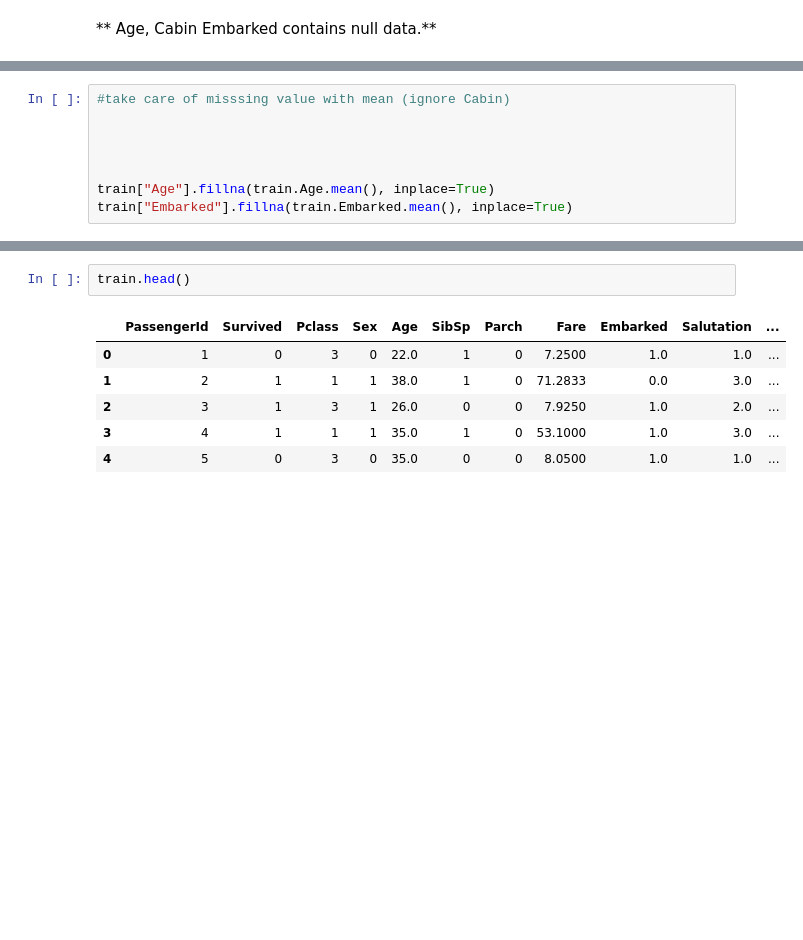
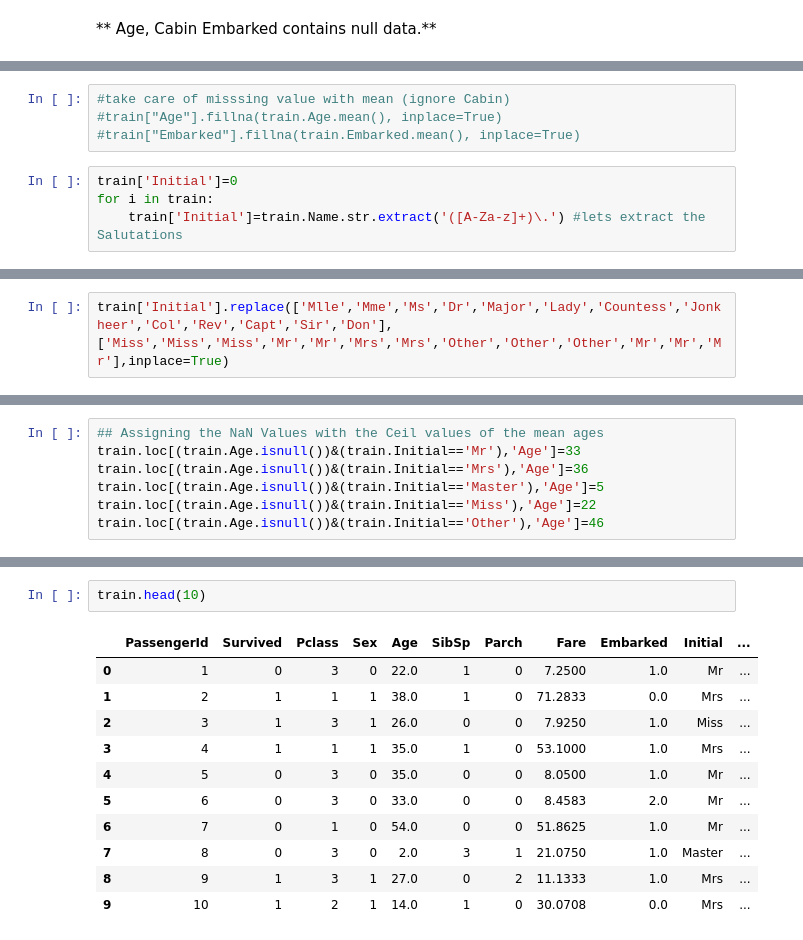
Before and after one commit to sugiyaaan/kaggle, a Jupyter notebook: Titanic.ipynb, the cells around one changed output, grey strips where cells are left out. Cells and saved outputs as stored; diff of their text form; blank space fills up the shorter version.

```diff
--- a/Titanic.ipynb
+++ b/Titanic.ipynb
@@ -83,8 +96,8 @@ train.head(3)
 # %%
 #take care of misssing value with mean (ignore Cabin)
-
-
-
-
-train["Age"].fillna(train.Age.mean(), inplace=True)
-train["Embarked"].fillna(train.Embarked.mean(), inplace=True)
+#train["Age"].fillna(train.Age.mean(), inplace=True)
+#train["Embarked"].fillna(train.Embarked.mean(), inplace=True)
+# %%
+train['Initial']=0
+for i in train:
+    train['Initial']=train.Name.str.extract('([A-Za-z]+)\.') #lets extract the Salutations
@@ -90,0 +111,2 @@ train["Embarked"].fillna(train.Embarked.mean(), inplace=True)
+# %%
+train['Initial'].replace(['Mlle','Mme','Ms','Dr','Major','Lady','Countess','Jonkheer','Col','Rev','Capt','Sir','Don'],['Miss','Miss','Miss','Mr','Mr','Mrs','Mrs','Other','Other','Other','Mr','Mr','Mr'],inplace=True)
@@ -90,0 +123,7 @@ train["Embarked"].fillna(train.Embarked.mean(), inplace=True)
+# %%
+## Assigning the NaN Values with the Ceil values of the mean ages
+train.loc[(train.Age.isnull())&(train.Initial=='Mr'),'Age']=33
+train.loc[(train.Age.isnull())&(train.Initial=='Mrs'),'Age']=36
+train.loc[(train.Age.isnull())&(train.Initial=='Master'),'Age']=5
+train.loc[(train.Age.isnull())&(train.Initial=='Miss'),'Age']=22
+train.loc[(train.Age.isnull())&(train.Initial=='Other'),'Age']=46
@@ -122,9 +178,14 @@ train['Cabin_Lett']=train['Cabin_Lett'].replace("A",1).replace("B",2).replace("C
 # %%
-train.head()
+train.head(10)
 # %% [output]
-|  | PassengerId | Survived | Pclass | Sex | Age | SibSp | Parch | Fare | Embarked | Salutation | ... |
-| 0 | 1 | 0 | 3 | 0 | 22.0 | 1 | 0 | 7.2500 | 1.0 | 1.0 | ... |
-| 1 | 2 | 1 | 1 | 1 | 38.0 | 1 | 0 | 71.2833 | 0.0 | 3.0 | ... |
-| 2 | 3 | 1 | 3 | 1 | 26.0 | 0 | 0 | 7.9250 | 1.0 | 2.0 | ... |
-| 3 | 4 | 1 | 1 | 1 | 35.0 | 1 | 0 | 53.1000 | 1.0 | 3.0 | ... |
-| 4 | 5 | 0 | 3 | 0 | 35.0 | 0 | 0 | 8.0500 | 1.0 | 1.0 | ... |
+|  | PassengerId | Survived | Pclass | Sex | Age | SibSp | Parch | Fare | Embarked | Initial | ... |
+| 0 | 1 | 0 | 3 | 0 | 22.0 | 1 | 0 | 7.2500 | 1.0 | Mr | ... |
+| 1 | 2 | 1 | 1 | 1 | 38.0 | 1 | 0 | 71.2833 | 0.0 | Mrs | ... |
+| 2 | 3 | 1 | 3 | 1 | 26.0 | 0 | 0 | 7.9250 | 1.0 | Miss | ... |
+| 3 | 4 | 1 | 1 | 1 | 35.0 | 1 | 0 | 53.1000 | 1.0 | Mrs | ... |
+| 4 | 5 | 0 | 3 | 0 | 35.0 | 0 | 0 | 8.0500 | 1.0 | Mr | ... |
+| 5 | 6 | 0 | 3 | 0 | 33.0 | 0 | 0 | 8.4583 | 2.0 | Mr | ... |
+| 6 | 7 | 0 | 1 | 0 | 54.0 | 0 | 0 | 51.8625 | 1.0 | Mr | ... |
+| 7 | 8 | 0 | 3 | 0 | 2.0 | 3 | 1 | 21.0750 | 1.0 | Master | ... |
+| 8 | 9 | 1 | 3 | 1 | 27.0 | 0 | 2 | 11.1333 | 1.0 | Mrs | ... |
+| 9 | 10 | 1 | 2 | 1 | 14.0 | 1 | 0 | 30.0708 | 0.0 | Mrs | ... |
```
Also changed, not shown: parts of 8 cells of this notebook.
